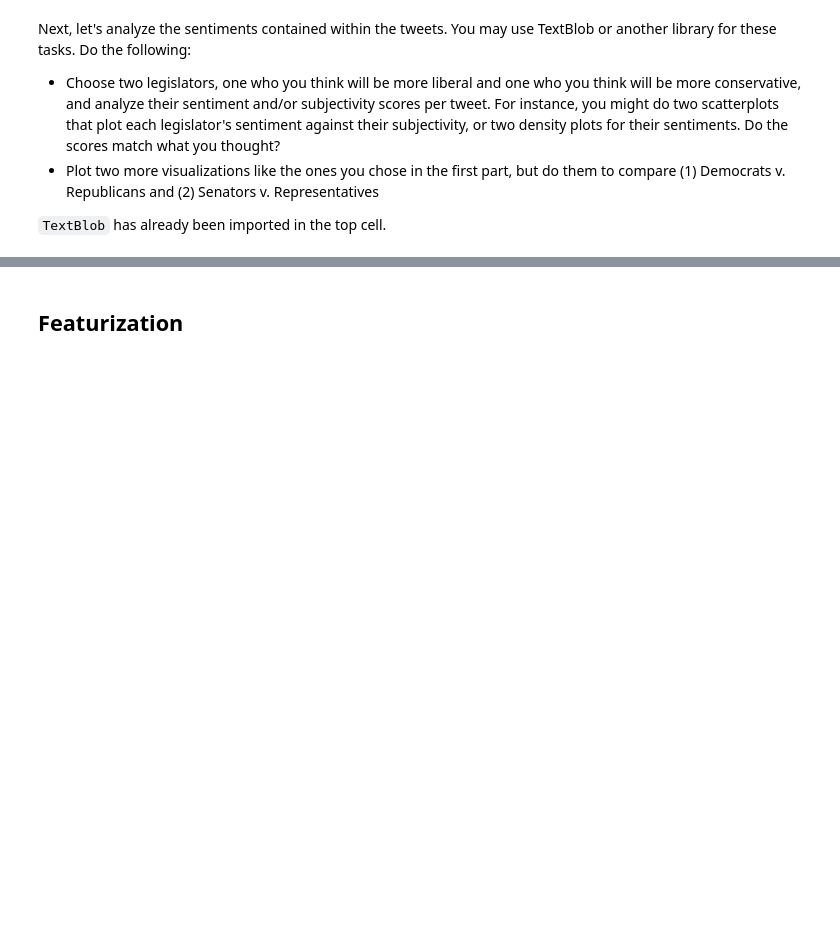
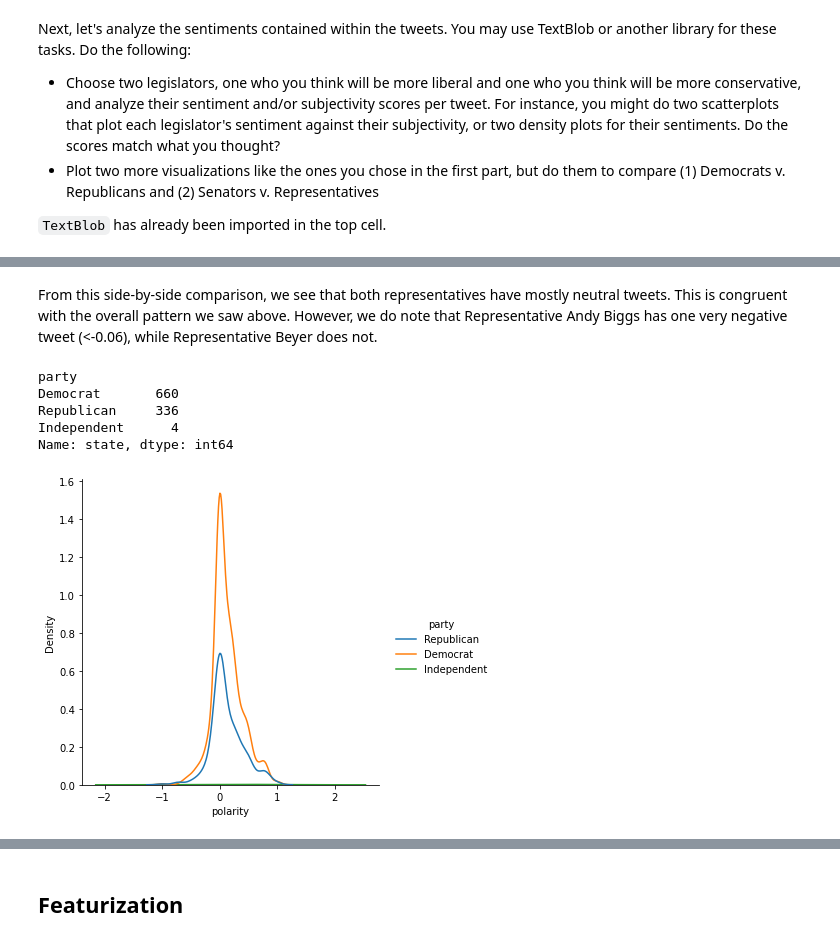
Before and after one commit to Luyi2/CSS_Project5_Team4_Spring2022, a Jupyter notebook: Project 5 Student.ipynb, the cells around one changed output, grey strips where cells are left out. Saved outputs shown, nothing was run; the diff lists cells and outputs as text; code cells hidden in the pictures; blank space fills up the shorter version.

```diff
--- a/Project 5 Student.ipynb
+++ b/Project 5 Student.ipynb
@@ -436,0 +475,15 @@ Next, let's analyze the sentiments contained within the tweets. You may use Text
+# %% [markdown]
+From this side-by-side comparison, we see that both representatives have mostly neutral tweets. This is congruent with the overall pattern we saw above. However, we do note that Representative Andy Biggs has one very negative tweet (<-0.06), while Representative Beyer does not.
+# %%
+# Plot polarity distribution for Democrats, Republicans, and Independents
+sns.displot(congress_tweets, x="polarity", hue="party", kind='kde')
+
+# Display number of tweets by party
+congress_tweets.groupby('party').state.count().sort_values(ascending=False)
+# %% [output]
+party
+Democrat       660
+Republican     336
+Independent      4
+Name: state, dtype: int64
+[figure, added]
```
Also changed, not shown: parts of 19 cells of this notebook.
